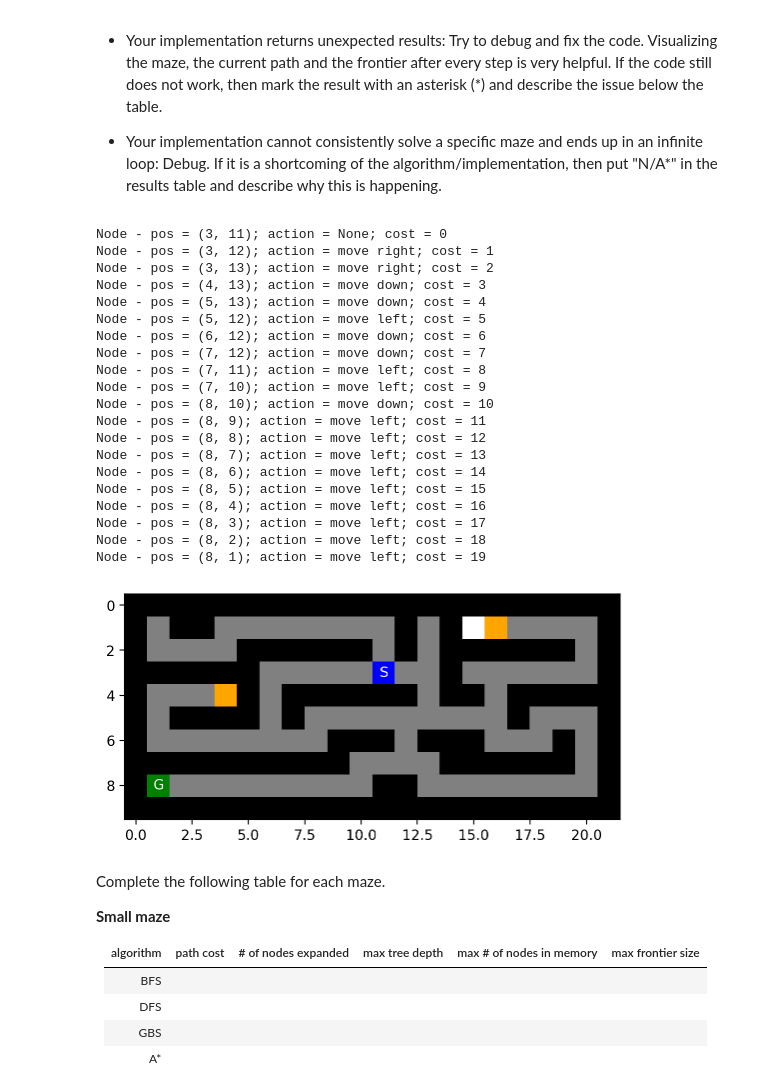
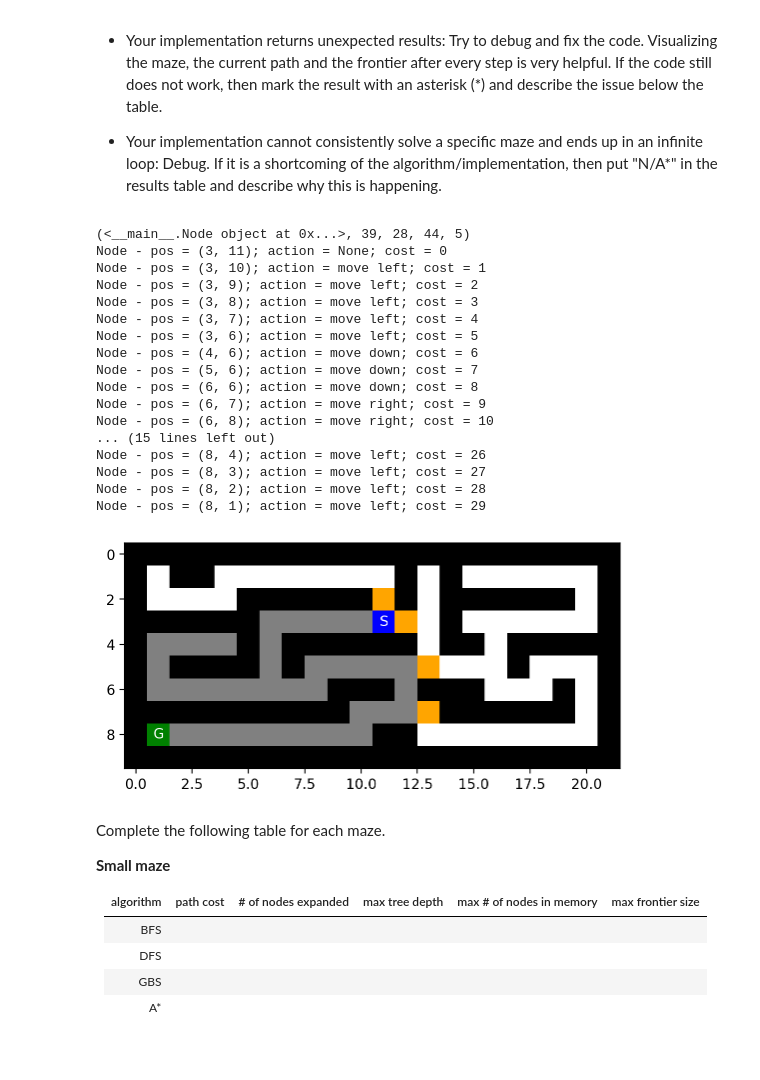
Before and after one commit to Shawn1303/Artificial-Intelligence, a Jupyter notebook: Hw1/Maze.ipynb, the cells around one changed output. Saved outputs shown, nothing was run; the diff lists cells and outputs as text; code cells hidden in the pictures; blank space fills up the shorter version.

```diff
--- a/Hw1/Maze.ipynb
+++ b/Hw1/Maze.ipynb
@@ -280,13 +280,13 @@ def BFS(maze):
   node = Node(mh.find_pos(maze, what = "S"), None, None, 0)
   #if S is at same location as G, return root node
   goal = mh.find_pos(maze, what = "G")
-  if goal == mh.find_pos(maze, what = "S"):
+  start = mh.find_pos(maze, what = "S")
+  if goal == start:
     return (node, nodes_expanded, max_tree_depth, max_nodes_in_mem, max_frontier_size)
   #initialize queue with root node in it
   frontier = Queue()
   frontier.put(node)
   #initialize reached list to keep track of which spaces have been visited
-  start = mh.find_pos(maze, what = "S")
   reached = [start]
 
   #loop through frontier to find goal
@@ -319,12 +319,18 @@ def BFS(maze):
   return (None, nodes_expanded, max_tree_depth, max_nodes_in_mem, max_frontier_size)
 
 def DFS(maze):
+  nodes_expanded = 0
+  max_tree_depth = 0
+  max_nodes_in_mem = 1
+  max_frontier_size = 0
+
   #initialize root node
   source = Node(mh.find_pos(maze, what = "S"), None, None, 0)
   #if S is at same location as G, return root node
   goal = mh.find_pos(maze, what = "G")
-  if goal == mh.find_pos(maze, what = "S"):
-    return node
+  start = mh.find_pos(maze, what = "S")
+  if goal == start:
+    return (node, nodes_expanded, max_tree_depth, max_nodes_in_mem, max_frontier_size)
   #initialize stack with root node in it
   frontier = [source]
 
@@ -335,23 +341,34 @@ def DFS(maze):
   while frontier:
     #pop from queue
     node = frontier.pop()
+    nodes_expanded += 1
+
+    if node.pos != start and node.pos != goal:
+      maze[node.pos[0], node.pos[1]] = '.'
     # print(f"pop = {node}")
     #loop through the node's expanded children and search for goal
     for child in Expand(maze, node):
       #get state
       s = child.pos
+      max_nodes_in_mem += 1
       #check goal
       if goal == s:
-        return child
+        return (child, nodes_expanded, max_tree_depth, max_nodes_in_mem, max_frontier_size)
       #append to frontier
       # print(f"child: {child}")
       # print(f"parent: {child.parent}")
       if s not in frontier:
         frontier.append(child)
+        if s != start and s != goal:
+          maze[s[0], s[1]] = 'F'
+        if len(frontier) > max_frontier_size:
+          max_frontier_size = len(frontier)
+        if child.cost > max_tree_depth:
+          max_tree_depth = child.cost
         if source.pos == s:
-          return None
+          return (None, nodes_expanded, max_tree_depth, max_nodes_in_mem, max_frontier_size)
 
-  return None
+  return (None, nodes_expanded, max_tree_depth, max_nodes_in_mem, max_frontier_size)
 
 def Expand(maze, node):
   #starting state
@@ -581,55 +598,53 @@ with open("empty_maze.txt", "r") as f:
   maze = mh.parse_maze(maze_str)
   mazes.append((maze, "Empty Maze"))
 with open("empty_2_maze.txt", "r") as f:
   maze_str = f.read()
   maze = mh.parse_maze(maze_str)
   mazes.append((maze, "Empty 2 Maze"))
 with open("wall_maze.txt", "r") as f:
   maze_str = f.read()
   maze = mh.parse_maze(maze_str)
   mazes.append((maze, "Wall Maze"))
 with open("loops_maze.txt", "r") as f:
   maze_str = f.read()
   maze = mh.parse_maze(maze_str)
   mazes.append((maze, "Loops Maze"))
 
 data = []
 
 maze = mazes[0][0].copy()
-solution = BFS(maze)
-# solution = DFS(maze)
+# solution = BFS(maze)
+solution = DFS(maze)
 # solution = GBFS(maze)
 # solution = AStar(maze)
+print(solution)
 if solution[0]:
   path = solution[0].get_path_from_root()
   for node in path:
     print(node)
 else:
   print("failed")
 
 mh.show_maze(maze)
 # %% [output]
+(<__main__.Node object at 0x...>, 39, 28, 44, 5)
 Node - pos = (3, 11); action = None; cost = 0
-Node - pos = (3, 12); action = move right; cost = 1
-Node - pos = (3, 13); action = move right; cost = 2
-Node - pos = (4, 13); action = move down; cost = 3
-Node - pos = (5, 13); action = move down; cost = 4
-Node - pos = (5, 12); action = move left; cost = 5
-Node - pos = (6, 12); action = move down; cost = 6
-Node - pos = (7, 12); action = move down; cost = 7
-Node - pos = (7, 11); action = move left; cost = 8
-Node - pos = (7, 10); action = move left; cost = 9
-Node - pos = (8, 10); action = move down; cost = 10
-Node - pos = (8, 9); action = move left; cost = 11
-Node - pos = (8, 8); action = move left; cost = 12
-Node - pos = (8, 7); action = move left; cost = 13
-Node - pos = (8, 6); action = move left; cost = 14
-Node - pos = (8, 5); action = move left; cost = 15
-Node - pos = (8, 4); action = move left; cost = 16
-Node - pos = (8, 3); action = move left; cost = 17
-Node - pos = (8, 2); action = move left; cost = 18
-Node - pos = (8, 1); action = move left; cost = 19
+Node - pos = (3, 10); action = move left; cost = 1
+Node - pos = (3, 9); action = move left; cost = 2
+Node - pos = (3, 8); action = move left; cost = 3
+Node - pos = (3, 7); action = move left; cost = 4
+Node - pos = (3, 6); action = move left; cost = 5
+Node - pos = (4, 6); action = move down; cost = 6
+Node - pos = (5, 6); action = move down; cost = 7
+Node - pos = (6, 6); action = move down; cost = 8
+Node - pos = (6, 7); action = move right; cost = 9
+Node - pos = (6, 8); action = move right; cost = 10
+... (15 lines left out)
+Node - pos = (8, 4); action = move left; cost = 26
+Node - pos = (8, 3); action = move left; cost = 27
+Node - pos = (8, 2); action = move left; cost = 28
+Node - pos = (8, 1); action = move left; cost = 29
-[figure, old version]
+[figure, new version]
 # %% [markdown]
 Complete the following table for each maze.
 
```
